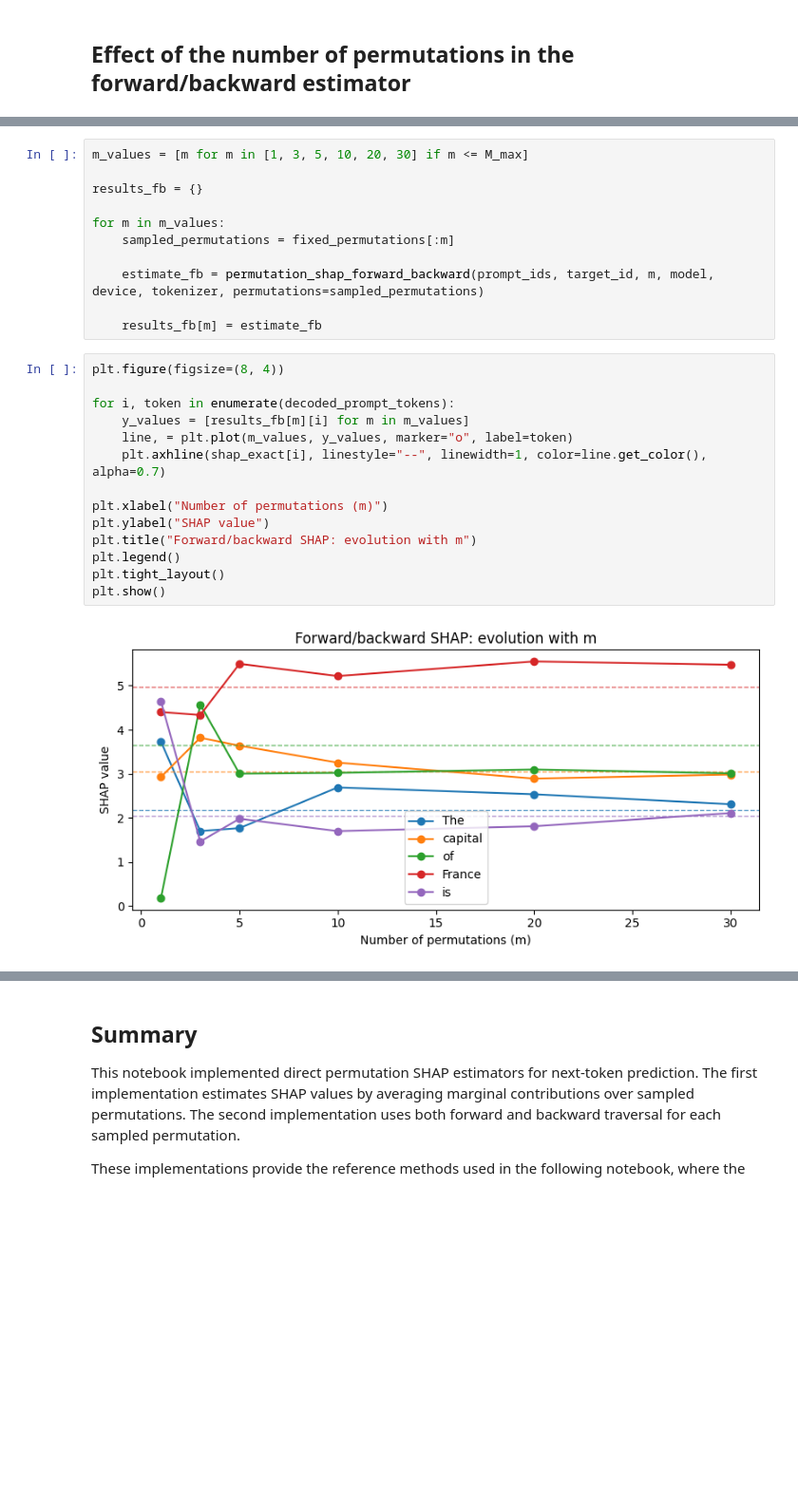
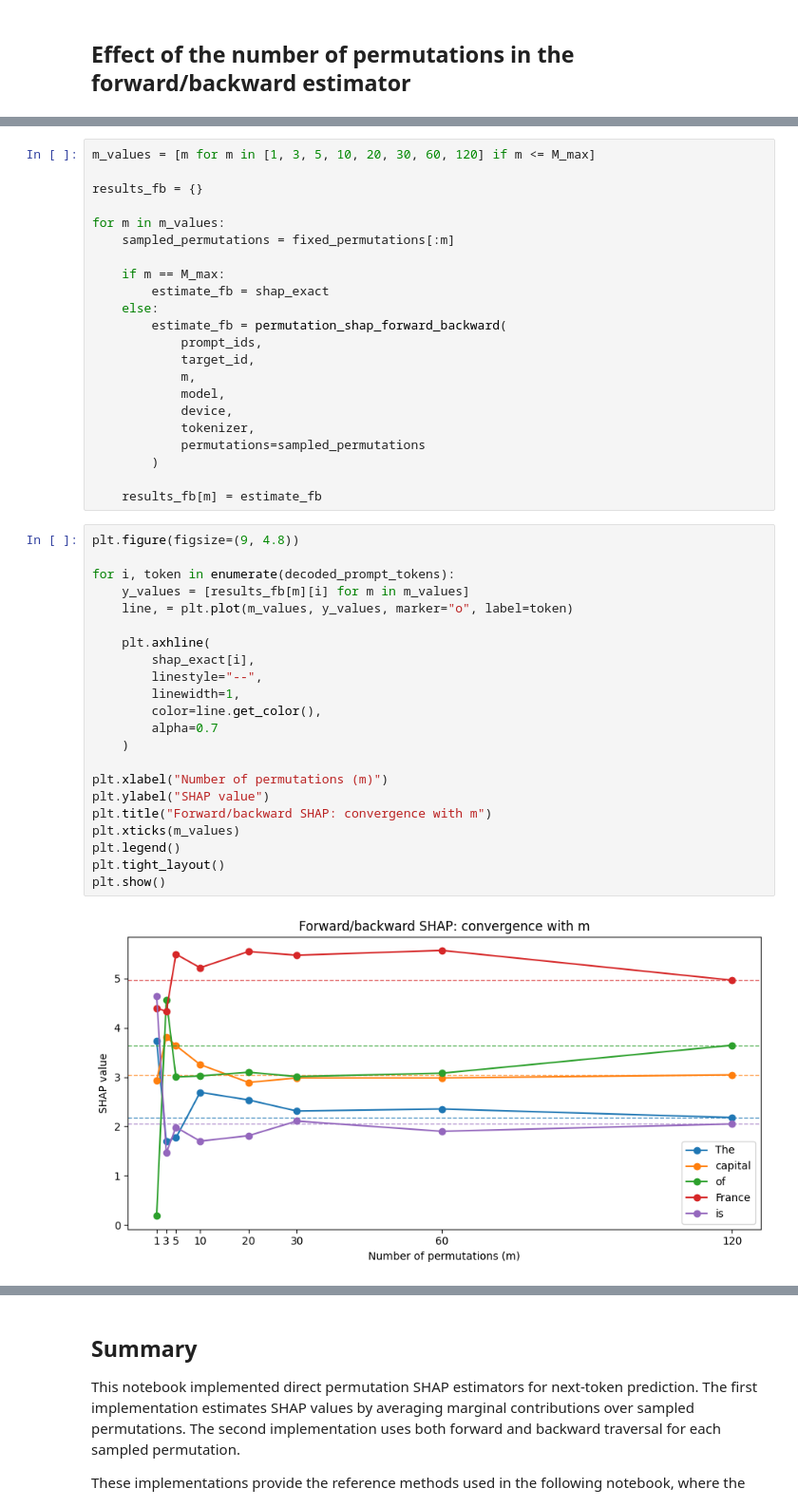
Before and after one commit to diego-rsuarez-data/tfm-shap-llms, a Jupyter notebook: notebooks/03_permutation_shap_next_token_prediction.ipynb, the cells around one changed output, grey strips where cells are left out. Shown at 95% size. Cells and saved outputs as stored; diff of their text form; blank space fills up the shorter version.

Commit message:
Update permutation SHAP notebook

```diff
--- a/notebooks/03_permutation_shap_next_token_prediction.ipynb
+++ b/notebooks/03_permutation_shap_next_token_prediction.ipynb
@@ -469,27 +469,46 @@ We first inspect the estimated attribution of each token as a function of m. We
 # %%
-m_values = [m for m in [1, 3, 5, 10, 20, 30] if m <= M_max]
+m_values = [m for m in [1, 3, 5, 10, 20, 30, 60, 120] if m <= M_max]
 
 results_fb = {}
 
 for m in m_values:
     sampled_permutations = fixed_permutations[:m]
 
-    estimate_fb = permutation_shap_forward_backward(prompt_ids, target_id, m, model, device, tokenizer, permutations=sampled_permutations)
+    if m == M_max:
+        estimate_fb = shap_exact
+    else:
+        estimate_fb = permutation_shap_forward_backward(
+            prompt_ids,
+            target_id,
+            m,
+            model,
+            device,
+            tokenizer,
+            permutations=sampled_permutations
+        )
 
     results_fb[m] = estimate_fb
 # %%
-plt.figure(figsize=(8, 4))
+plt.figure(figsize=(9, 4.8))
 
 for i, token in enumerate(decoded_prompt_tokens):
     y_values = [results_fb[m][i] for m in m_values]
     line, = plt.plot(m_values, y_values, marker="o", label=token)
-    plt.axhline(shap_exact[i], linestyle="--", linewidth=1, color=line.get_color(), alpha=0.7)
+
+    plt.axhline(
+        shap_exact[i],
+        linestyle="--",
+        linewidth=1,
+        color=line.get_color(),
+        alpha=0.7
+    )
 
 plt.xlabel("Number of permutations (m)")
 plt.ylabel("SHAP value")
-plt.title("Forward/backward SHAP: evolution with m")
+plt.title("Forward/backward SHAP: convergence with m")
+plt.xticks(m_values)
 plt.legend()
 plt.tight_layout()
 plt.show()
 # %% [output]
-[figure, old version]
+[figure, new version]
```
Also changed, not shown: parts of 4 cells of this notebook.
